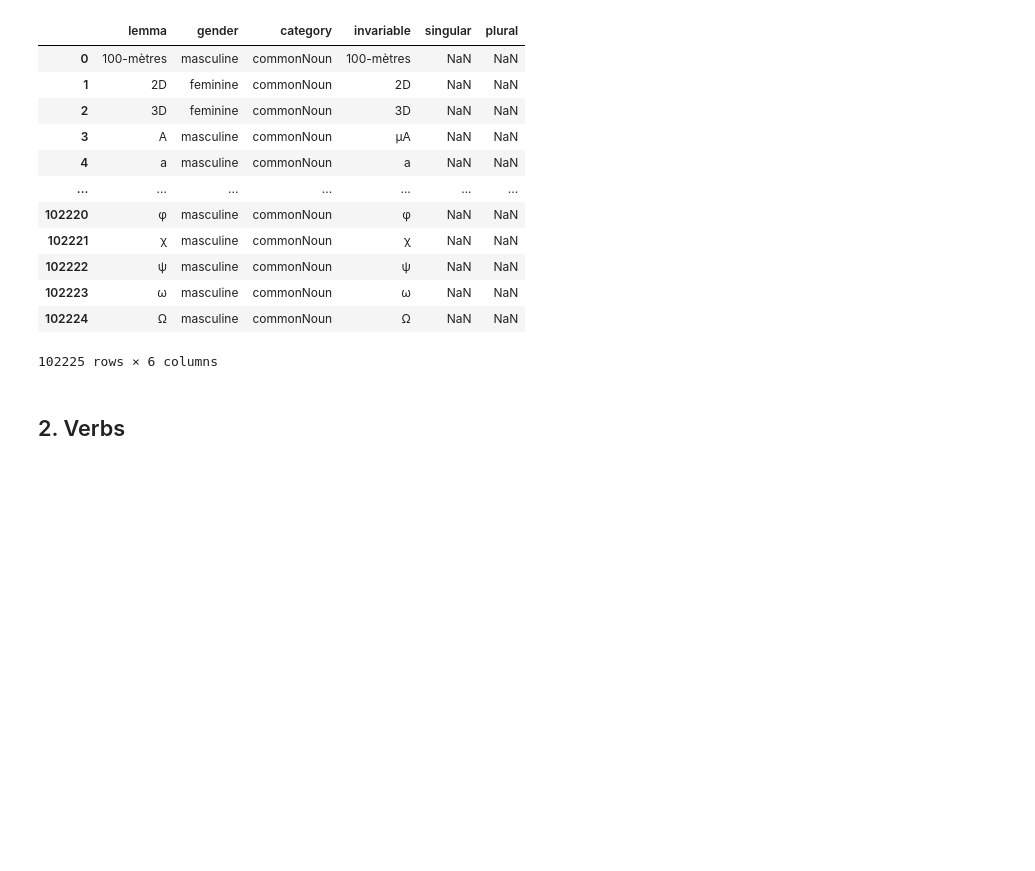
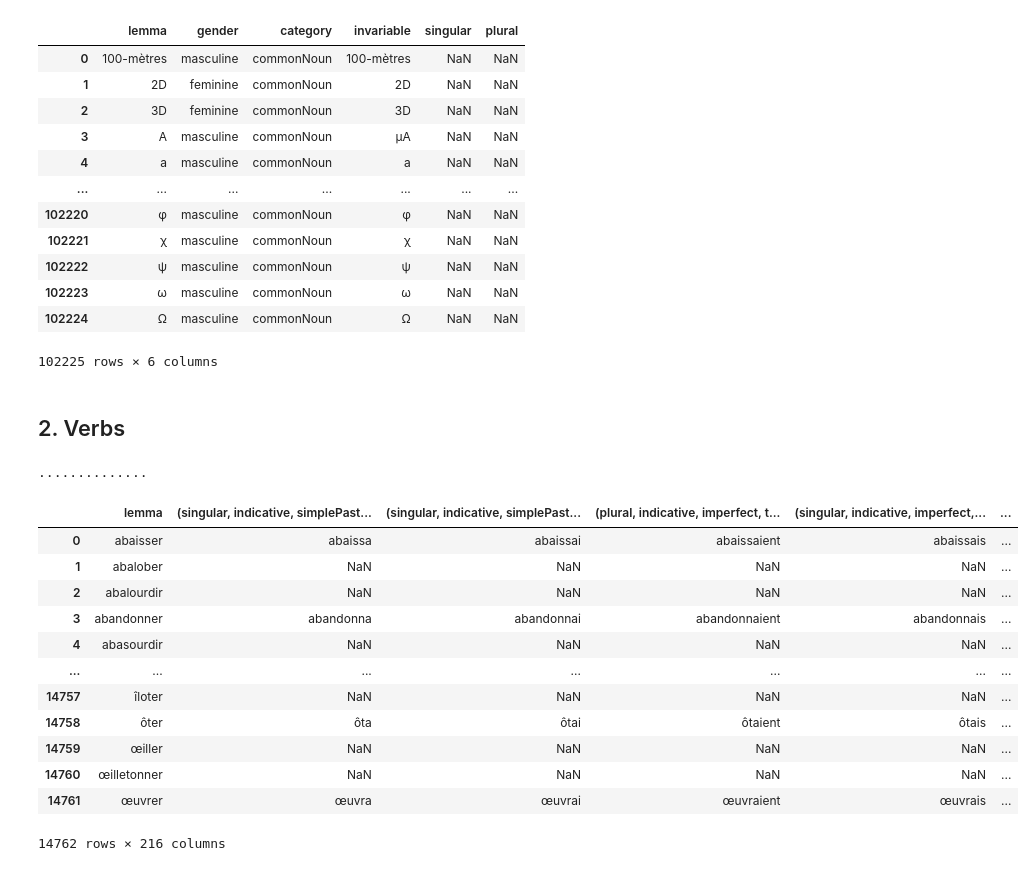
Before and after one commit to ClementineBleuze/WordEmbeddings, a Jupyter notebook: Morphalou3/morphalou_xml-to-df-to-csv.ipynb, the cells around one changed output. Cells and saved outputs as stored; diff of their text form; code cells hidden in the pictures; blank space fills up the shorter version.

```diff
--- a/Morphalou3/morphalou_xml-to-df-to-csv.ipynb
+++ b/Morphalou3/morphalou_xml-to-df-to-csv.ipynb
@@ -82,37 +83,48 @@ for le in xroot.iter('lexicalEntry'):
         try:
             gt = form.find('grammaticalTense').text
 
         except:
             pass
 
         try:
             gp = form.find('grammaticalPerson').text
 
         except:
             pass
         try:
             gg=form.find('grammaticalGender').text
 
         except:
             pass
 
         try:
             le_dict[gn,gm,gt,gp,gg] = form.find('orthography').text
         except:
-            try:
-                le_dict[gn,gm,gt,gp] = form.find('orthography').text
-
-            except:
-                pass
+            pass
 
 
 
     dict_list.append(le_dict)
     counter += 1
     if counter % 1000 == 0:
         print('.', end='')
 
 verbs_df = pd.DataFrame(dict_list)
 verbs_df
+# %% [output]
+..............
+|  | lemma | (singular, indicative, simplePast... | (singular, indicative, simplePast... | (plural, indicative, imperfect, t... | (singular, indicative, imperfect,... | ... |
+| 0 | abaisser | abaissa | abaissai | abaissaient | abaissais | ... |
+| 1 | abalober | NaN | NaN | NaN | NaN | ... |
+| 2 | abalourdir | NaN | NaN | NaN | NaN | ... |
+| 3 | abandonner | abandonna | abandonnai | abandonnaient | abandonnais | ... |
+| 4 | abasourdir | NaN | NaN | NaN | NaN | ... |
+| ... | ... | ... | ... | ... | ... | ... |
+| 14757 | îloter | NaN | NaN | NaN | NaN | ... |
+| 14758 | ôter | ôta | ôtai | ôtaient | ôtais | ... |
+| 14759 | œiller | NaN | NaN | NaN | NaN | ... |
+| 14760 | œilletonner | NaN | NaN | NaN | NaN | ... |
+| 14761 | œuvrer | œuvra | œuvrai | œuvraient | œuvrais | ... |
+14762 rows × 216 columns
 # %%
 verbs_df.to_csv('all_verbs.csv')
```
Also changed, not shown: parts of 5 cells of this notebook.
